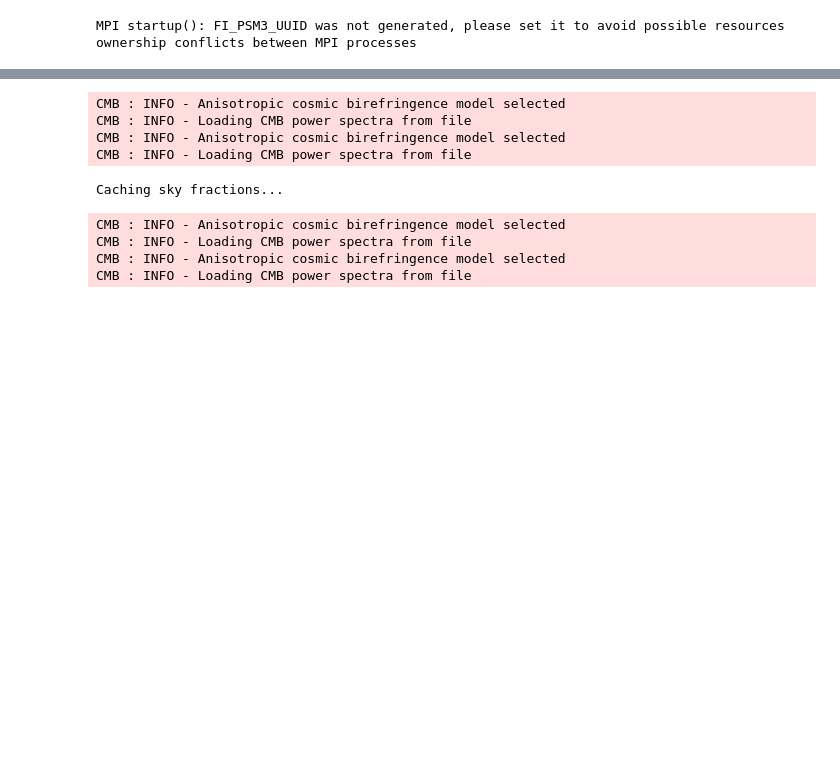
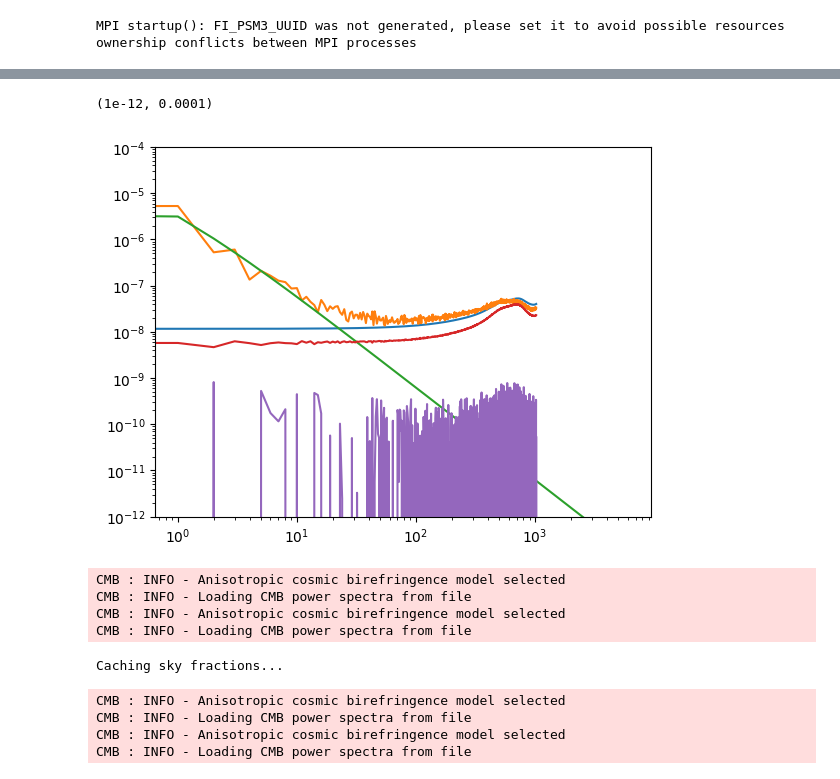
Before and after one commit to antolonappan/DelensCoBi, a Jupyter notebook: examples/delens_aniso.ipynb, the cells around one changed output, grey strips where cells are left out. Cells and saved outputs as stored; diff of their text form; code cells hidden in the pictures; blank space fills up the shorter version.

```diff
--- a/examples/delens_aniso.ipynb
+++ b/examples/delens_aniso.ipynb
@@ -30,0 +33,14 @@ qml1 = recon_aa.get_qlm_recon(1)
+# %%
+mcn0 = []
+for i in tqdm(range(50)):
+    qlm = recon_aa.get_qlm_recon(i,norm=False,which='cyclic')
+    mcn0.append(hp.alm2cl(qlm))
+mcn0 = np.array(mcn0*recon_aa.norm**2)
+# %%
+mcn1 = []
+for i in tqdm(range(50)):
+    qlm_c = recon_aa.get_qlm_recon(i,norm=False,which='cyclic')
+    qlm_p = recon_aa.get_qlm_recon(i,norm=False,which='pair')
+    cl = 2*hp.alm2cl(qlm_p)  - 2*hp.alm2cl(qlm_c)
+    mcn1.append(cl*recon_aa.norm**2)
+mcn1 = np.array(mcn1)
@@ -31,3 +49,14 @@ qml1 = recon_aa.get_qlm_recon(1)
+# %%
+t = recon_aa.wf.mysims.sky.cmb.cl_aa()
+plt.loglog(recon_aa.get_n0(0))
+plt.loglog(hp.alm2cl(qlm))
+plt.loglog(t)
+plt.loglog(mcn0.mean(axis=0))
+plt.loglog(mcn1.mean(axis=0))
+plt.ylim(1e-12,1e-4)
+# %% [output]
+(1e-12, 0.0001)
+[figure, added]
 # %%
 delens_aa = Delens(basedir,2048,1,model='aniso',Acb=1e-6,lmin_ivf=2,lmax_ivf=4096,lmax_qlm=4096,qe_key='p_p',verbose=1,special_case=True)
 # %% [output]
```
Also changed, not shown: parts of 10 cells of this notebook, 5 other files.
